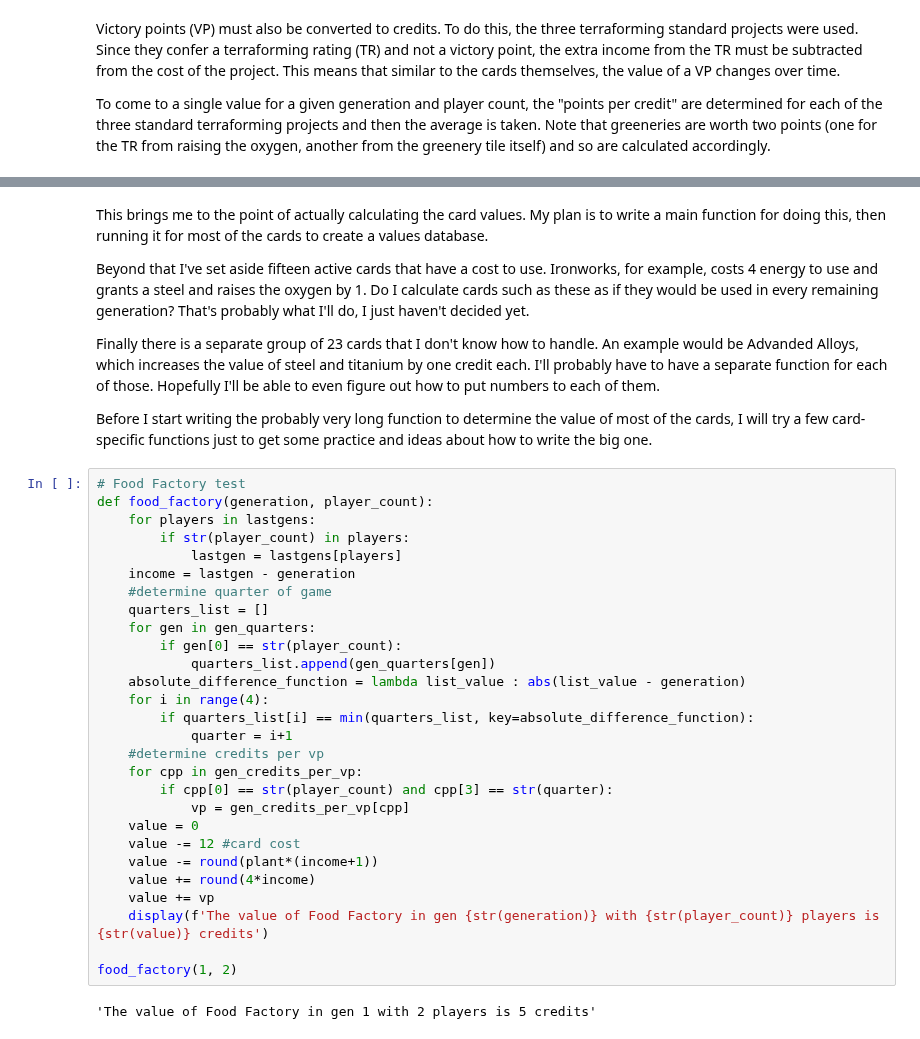
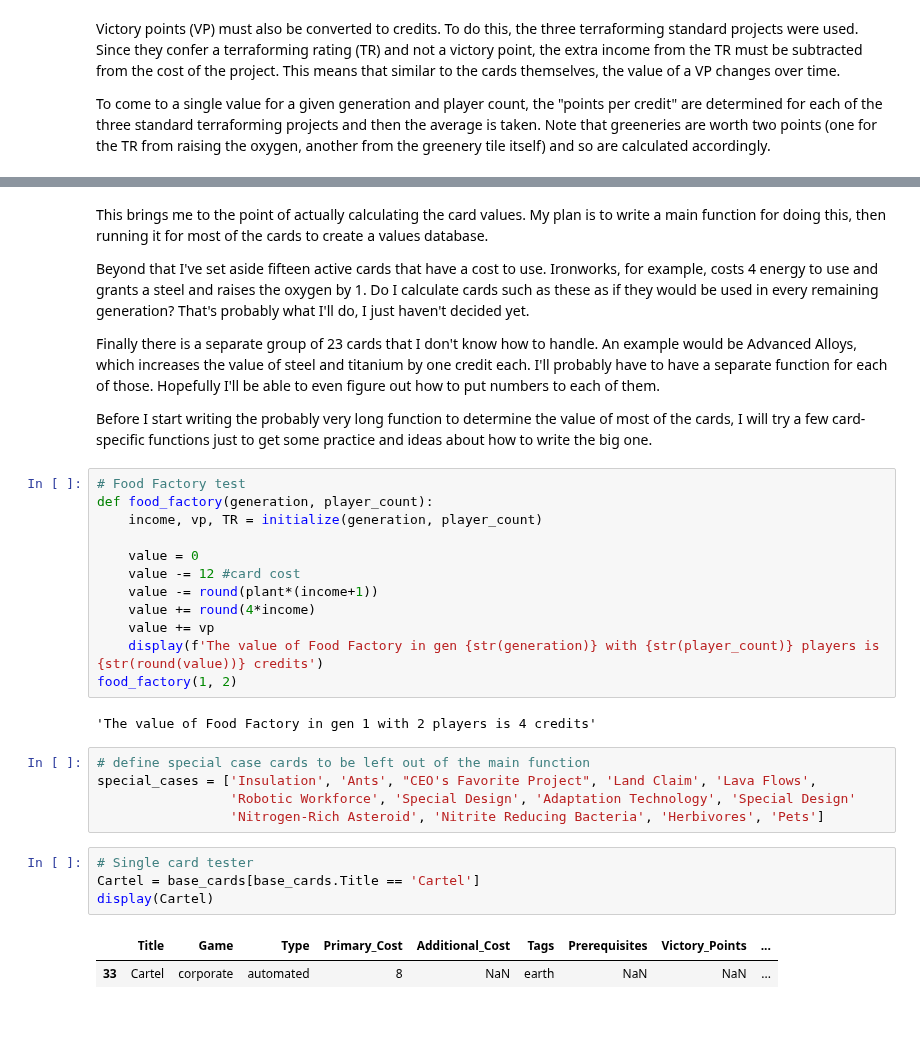
Before and after one commit to IndianaScones/Terraforming-Mars-cost-benefit-analysis, a Jupyter notebook: Terraforming Mars cost-benefit.ipynb, the cells around one changed output, grey strips where cells are left out. Drawn from its saved outputs; the diff is of its cells as text.

Commit message:
Updated Terraforming Mars cost-benefit.ipynb to v0.2

```diff
--- a/Terraforming Mars cost-benefit.ipynb
+++ b/Terraforming Mars cost-benefit.ipynb
@@ -203,36 +435,32 @@ This brings me to the point of actually calculating the card values. My plan is
 
 Beyond that I've set aside fifteen active cards that have a cost to use. Ironworks, for example, costs 4 energy to use and grants a steel and raises the oxygen by 1. Do I calculate cards such as these as if they would be used in every remaining generation? That's probably what I'll do, I just haven't decided yet.
 
-Finally there is a separate group of 23 cards that I don't know how to handle. An example would be Advanded Alloys, which increases the value of steel and titanium by one credit each. I'll probably have to have a separate function for each of those. Hopefully I'll be able to even figure out how to put numbers to each of them.
+Finally there is a separate group of 23 cards that I don't know how to handle. An example would be Advanced Alloys, which increases the value of steel and titanium by one credit each. I'll probably have to have a separate function for each of those. Hopefully I'll be able to even figure out how to put numbers to each of them.
 
 Before I start writing the probably very long function to determine the value of most of the cards, I will try a few card-specific functions just to get some practice and ideas about how to write the big one.
 # %%
 # Food Factory test
 def food_factory(generation, player_count):
-    for players in lastgens:
-        if str(player_count) in players:
-            lastgen = lastgens[players]
-    income = lastgen - generation
-    #determine quarter of game
-    quarters_list = []
-    for gen in gen_quarters:
-        if gen[0] == str(player_count):
-            quarters_list.append(gen_quarters[gen])
-    absolute_difference_function = lambda list_value : abs(list_value - generation)
-    for i in range(4):
-        if quarters_list[i] == min(quarters_list, key=absolute_difference_function):
-            quarter = i+1
-    #determine credits per vp
-    for cpp in gen_credits_per_vp:
-        if cpp[0] == str(player_count) and cpp[3] == str(quarter):
-            vp = gen_credits_per_vp[cpp]
+    income, vp, TR = initialize(generation, player_count)
+
     value = 0
     value -= 12 #card cost
     value -= round(plant*(income+1))
     value += round(4*income)
     value += vp
-    display(f'The value of Food Factory in gen {str(generation)} with {str(player_count)} players is {str(value)} credits')
-
+    display(f'The value of Food Factory in gen {str(generation)} with {str(player_count)} players is {str(round(value))} credits')
 food_factory(1, 2)
 # %% [output]
-'The value of Food Factory in gen 1 with 2 players is 5 credits'
+'The value of Food Factory in gen 1 with 2 players is 4 credits'
+# %%
+# define special case cards to be left out of the main function
+special_cases = ['Insulation', 'Ants', "CEO's Favorite Project", 'Land Claim', 'Lava Flows',
+                 'Robotic Workforce', 'Special Design', 'Adaptation Technology', 'Special Design'
+                 'Nitrogen-Rich Asteroid', 'Nitrite Reducing Bacteria', 'Herbivores', 'Pets']
+# %%
+# Single card tester
+Cartel = base_cards[base_cards.Title == 'Cartel']
+display(Cartel)
+# %% [output]
+|  | Title | Game | Type | Primary_Cost | Additional_Cost | Tags | Prerequisites | Victory_Points | ... |
+| 33 | Cartel | corporate | automated | 8 | NaN | earth | NaN | NaN | ... |
```
Also changed, not shown: parts of 19 cells of this notebook.
